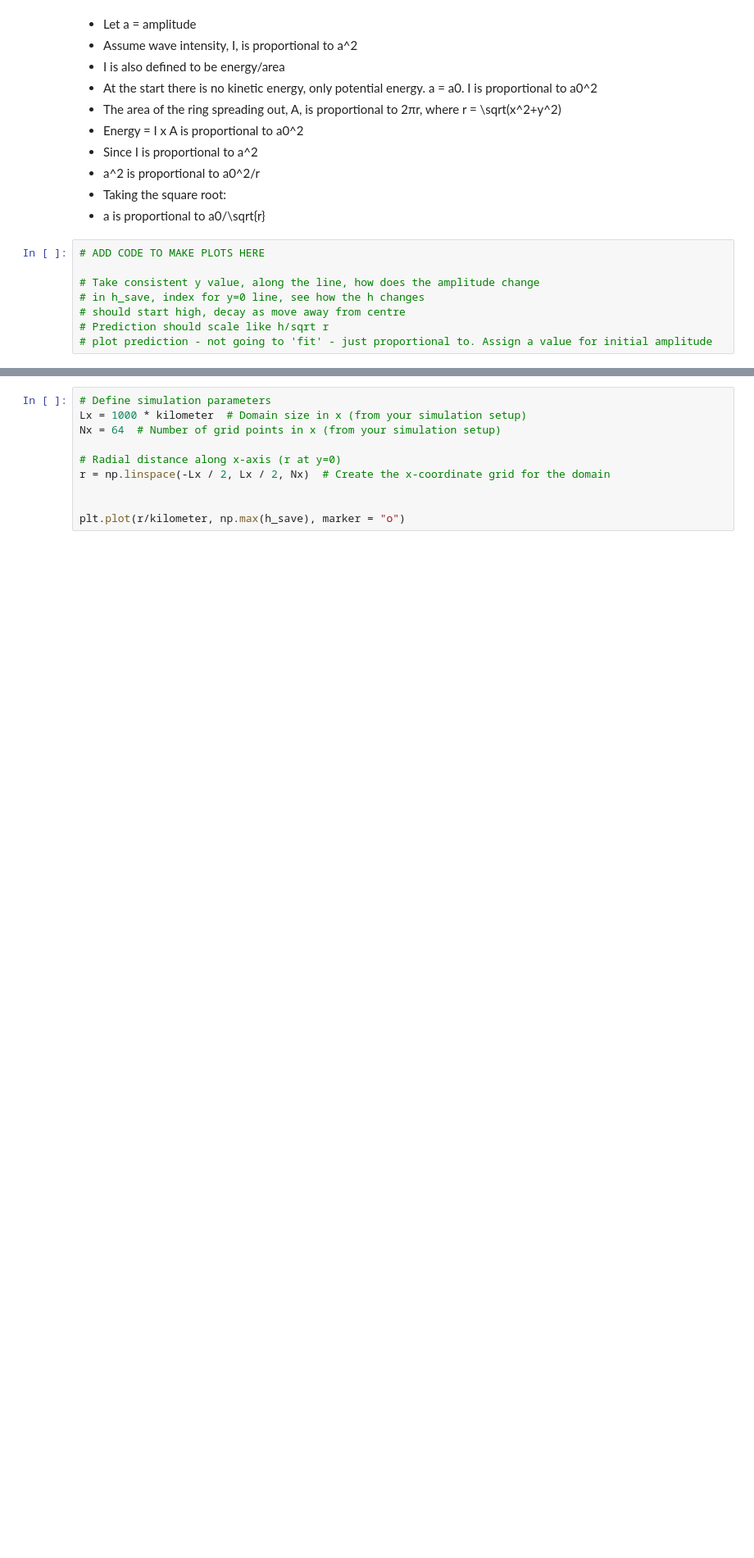
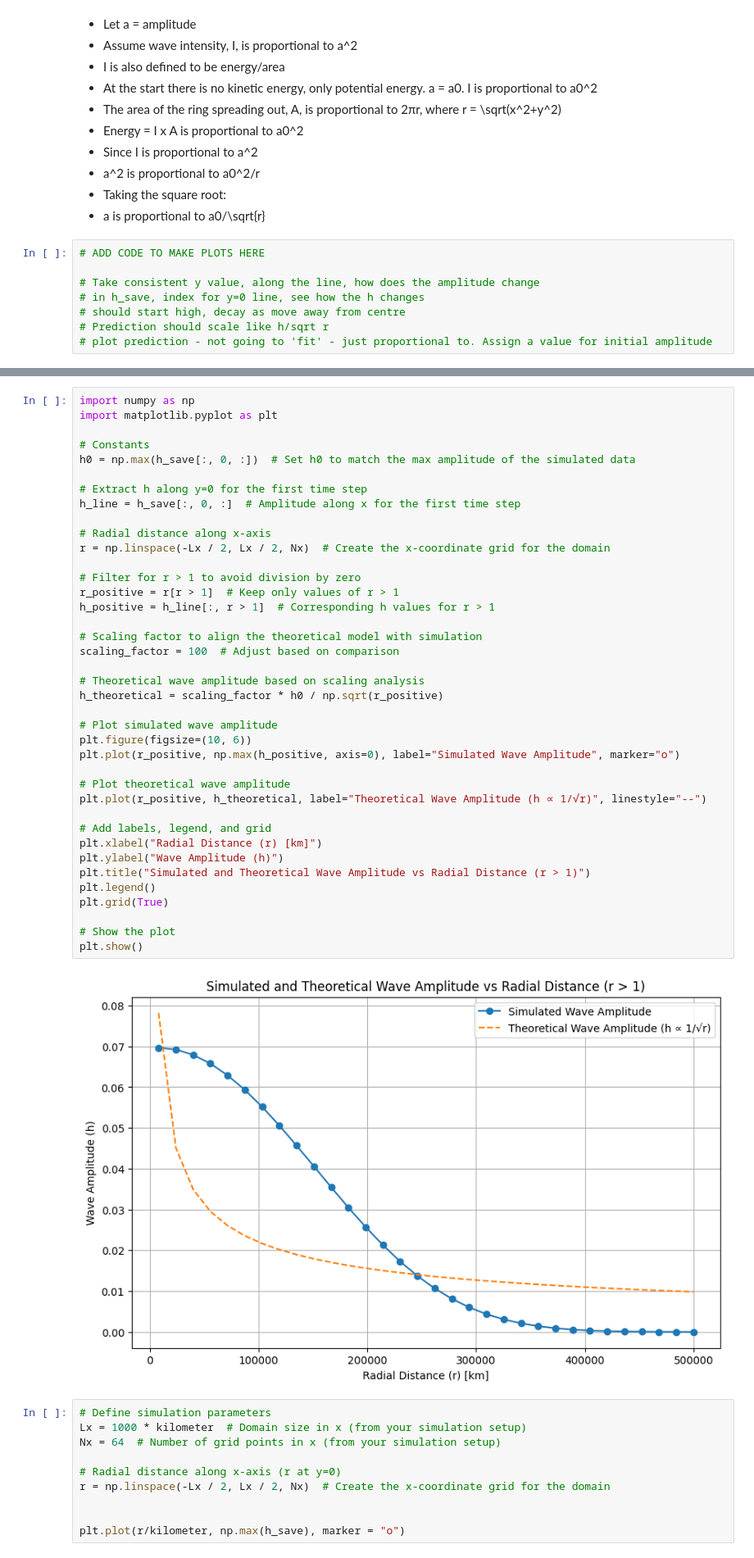
Before and after one commit to yu-huang-1/QCES, a Jupyter notebook: Project3_tsunami.ipynb, the cells around one changed output, grey strips where cells are left out. Shown at 82% size. Drawn from its saved outputs; the diff is of its cells as text; blank space fills up the shorter version.

```diff
--- a/Project3_tsunami.ipynb
+++ b/Project3_tsunami.ipynb
@@ -512,3 +512,44 @@ NameError: name 'h_save' is not defined
+# %%
+import numpy as np
+import matplotlib.pyplot as plt
+
+# Constants
+h0 = np.max(h_save[:, 0, :])  # Set h0 to match the max amplitude of the simulated data
+
+# Extract h along y=0 for the first time step
+h_line = h_save[:, 0, :]  # Amplitude along x for the first time step
+
+# Radial distance along x-axis
+r = np.linspace(-Lx / 2, Lx / 2, Nx)  # Create the x-coordinate grid for the domain
+
+# Filter for r > 1 to avoid division by zero
+r_positive = r[r > 1]  # Keep only values of r > 1
+h_positive = h_line[:, r > 1]  # Corresponding h values for r > 1
+
+# Scaling factor to align the theoretical model with simulation
+scaling_factor = 100  # Adjust based on comparison
+
+# Theoretical wave amplitude based on scaling analysis
+h_theoretical = scaling_factor * h0 / np.sqrt(r_positive)
+
+# Plot simulated wave amplitude
+plt.figure(figsize=(10, 6))
+plt.plot(r_positive, np.max(h_positive, axis=0), label="Simulated Wave Amplitude", marker="o")
+
+# Plot theoretical wave amplitude
+plt.plot(r_positive, h_theoretical, label="Theoretical Wave Amplitude (h ∝ 1/√r)", linestyle="--")
+
+# Add labels, legend, and grid
+plt.xlabel("Radial Distance (r) [km]")
+plt.ylabel("Wave Amplitude (h)")
+plt.title("Simulated and Theoretical Wave Amplitude vs Radial Distance (r > 1)")
+plt.legend()
+plt.grid(True)
+
+# Show the plot
+plt.show()
+# %% [output]
+[figure, added]
 # %%
 # Define simulation parameters
 Lx = 1000 * kilometer  # Domain size in x (from your simulation setup)
```
Also changed, not shown: parts of 4 cells of this notebook.
